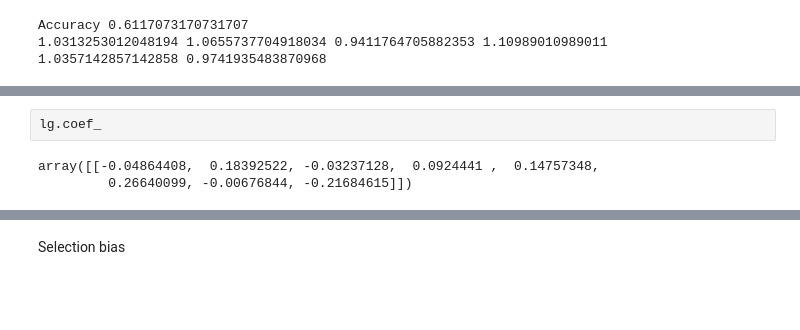
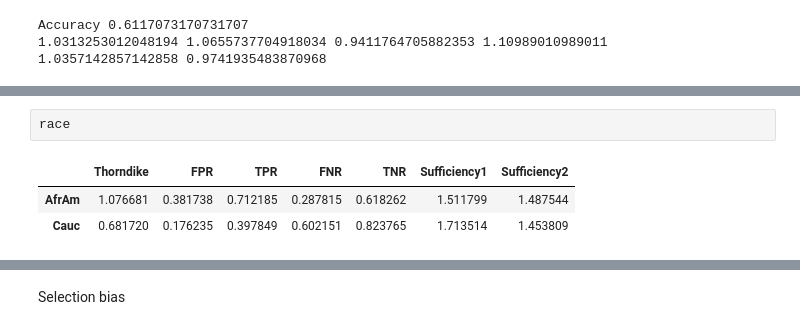
Before and after one commit to llmlks/fairness-recidivism, a Jupyter notebook: Project3.ipynb, the cells around one changed output, grey strips where cells are left out. Cells and saved outputs as stored; diff of their text form; blank space fills up the shorter version.

```diff
--- a/Project3.ipynb
+++ b/Project3.ipynb
@@ -337,5 +288,6 @@ sns.heatmap(corr, annot=True, cmap=plt.cm.Reds)
-# %%
-lg.coef_
-# %% [output]
-array([[-0.04864408,  0.18392522, -0.03237128,  0.0924441 ,  0.14757348,
-         0.26640099, -0.00676844, -0.21684615]])
+# %%
+race
+# %% [output]
+|  | Thorndike | FPR | TPR | FNR | TNR | Sufficiency1 | Sufficiency2 |
+| AfrAm | 1.076681 | 0.381738 | 0.712185 | 0.287815 | 0.618262 | 1.511799 | 1.487544 |
+| Cauc | 0.681720 | 0.176235 | 0.397849 | 0.602151 | 0.823765 | 1.713514 | 1.453809 |
```
Also changed, not shown: parts of 16 cells of this notebook, 5 other files.
